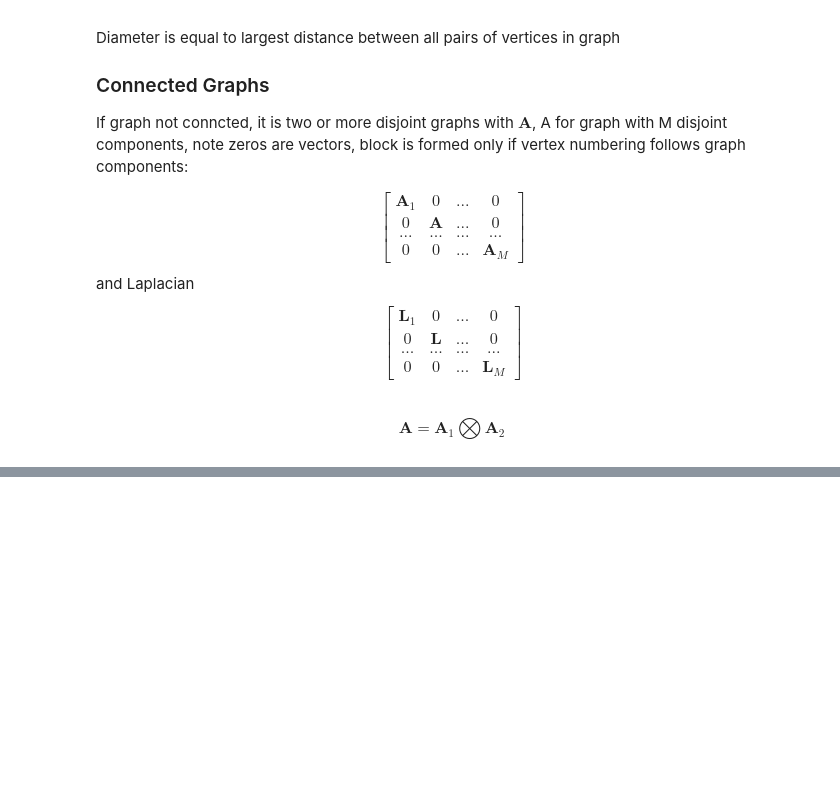
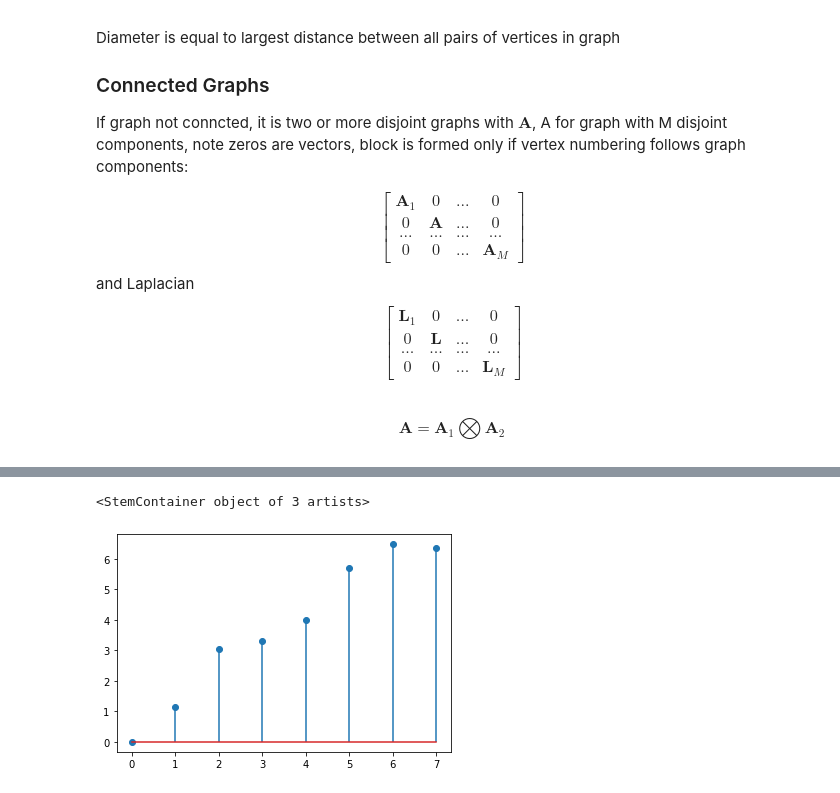
Before and after one commit to aadi350/Data-Science, a Jupyter notebook: matrix-graph.ipynb, the cells around one changed output, grey strips where cells are left out. Saved outputs shown, nothing was run; the diff lists cells and outputs as text; code cells hidden in the pictures; blank space fills up the shorter version.

```diff
--- a/matrix-graph.ipynb
+++ b/matrix-graph.ipynb
@@ -327,0 +458,6 @@ nx.draw(G_kron := nx.from_numpy_matrix(kron_prod))
+# %%
+import scipy
+from scipy.sparse.csgraph import laplacian
+
+L = laplacian(A)
+L
@@ -327,0 +473,6 @@ nx.draw(G_kron := nx.from_numpy_matrix(kron_prod))
+# %%
+L_eigenvals = np.linalg.eigvals(L)
+plt.stem(L_eigenvals)
+# %% [output]
+<StemContainer object of 3 artists>
+[figure, added]
```
Also changed, not shown: parts of 20 cells of this notebook, 1 other file.
